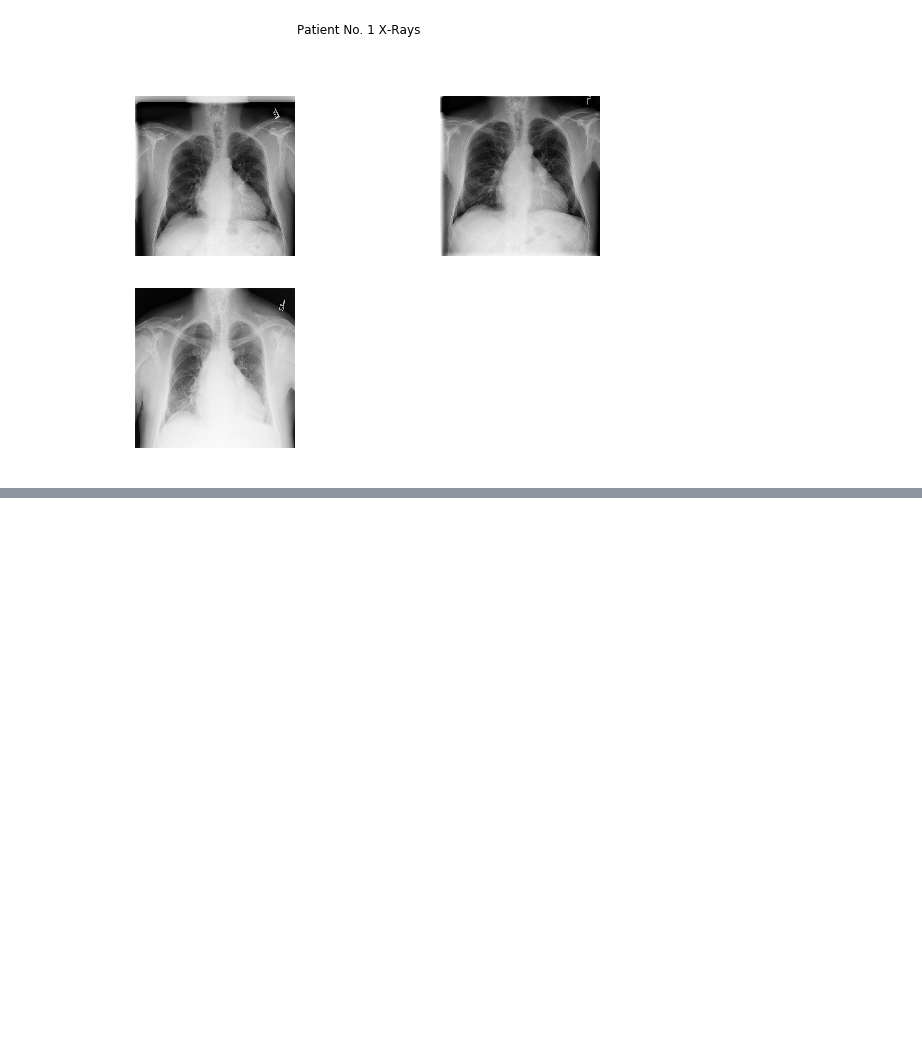
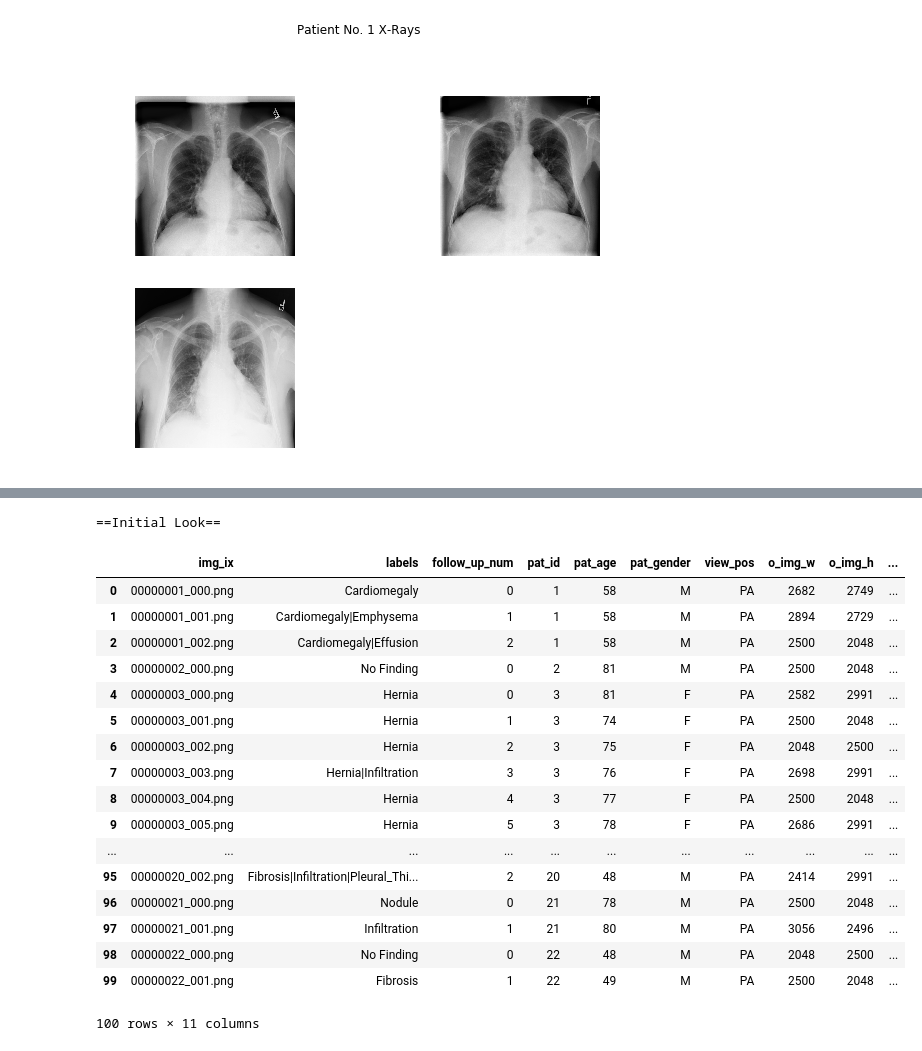
Before and after one commit to mickey-is-codin/data-science, a Jupyter notebook: DeepLearning/MedicalImaging/NIHChest/EDA.ipynb, the cells around one changed output, grey strips where cells are left out. Cells and saved outputs as stored; diff of their text form; code cells hidden in the pictures; blank space fills up the shorter version.

```diff
--- a/DeepLearning/MedicalImaging/NIHChest/EDA.ipynb
+++ b/DeepLearning/MedicalImaging/NIHChest/EDA.ipynb
@@ -177,0 +179,5 @@ def show_xray_labeled():
+# %%
+label_path = 'data/Data_Entry_2017.csv'
+label_df = pd.read_csv(
+    label_path
+)
@@ -177,0 +202,23 @@ def show_xray_labeled():
+# %%
+print("==Initial Look==")
+label_df.head(100)
+# %% [output]
+==Initial Look==
+|  | img_ix | labels | follow_up_num | pat_id | pat_age | pat_gender | view_pos | o_img_w | o_img_h | ... |
+| 0 | 00000001_000.png | Cardiomegaly | 0 | 1 | 58 | M | PA | 2682 | 2749 | ... |
+| 1 | 00000001_001.png | Cardiomegaly|Emphysema | 1 | 1 | 58 | M | PA | 2894 | 2729 | ... |
+| 2 | 00000001_002.png | Cardiomegaly|Effusion | 2 | 1 | 58 | M | PA | 2500 | 2048 | ... |
+| 3 | 00000002_000.png | No Finding | 0 | 2 | 81 | M | PA | 2500 | 2048 | ... |
+| 4 | 00000003_000.png | Hernia | 0 | 3 | 81 | F | PA | 2582 | 2991 | ... |
+| 5 | 00000003_001.png | Hernia | 1 | 3 | 74 | F | PA | 2500 | 2048 | ... |
+| 6 | 00000003_002.png | Hernia | 2 | 3 | 75 | F | PA | 2048 | 2500 | ... |
+| 7 | 00000003_003.png | Hernia|Infiltration | 3 | 3 | 76 | F | PA | 2698 | 2991 | ... |
+| 8 | 00000003_004.png | Hernia | 4 | 3 | 77 | F | PA | 2500 | 2048 | ... |
+| 9 | 00000003_005.png | Hernia | 5 | 3 | 78 | F | PA | 2686 | 2991 | ... |
+| ... | ... | ... | ... | ... | ... | ... | ... | ... | ... | ... |
+| 95 | 00000020_002.png | Fibrosis|Infiltration|Pleural_Thi... | 2 | 20 | 48 | M | PA | 2414 | 2991 | ... |
+| 96 | 00000021_000.png | Nodule | 0 | 21 | 78 | M | PA | 2500 | 2048 | ... |
+| 97 | 00000021_001.png | Infiltration | 1 | 21 | 80 | M | PA | 3056 | 2496 | ... |
+| 98 | 00000022_000.png | No Finding | 0 | 22 | 48 | M | PA | 2048 | 2500 | ... |
+| 99 | 00000022_001.png | Fibrosis | 1 | 22 | 49 | M | PA | 2500 | 2048 | ... |
+100 rows × 11 columns
```
Also changed, not shown: parts of 9 cells of this notebook.
